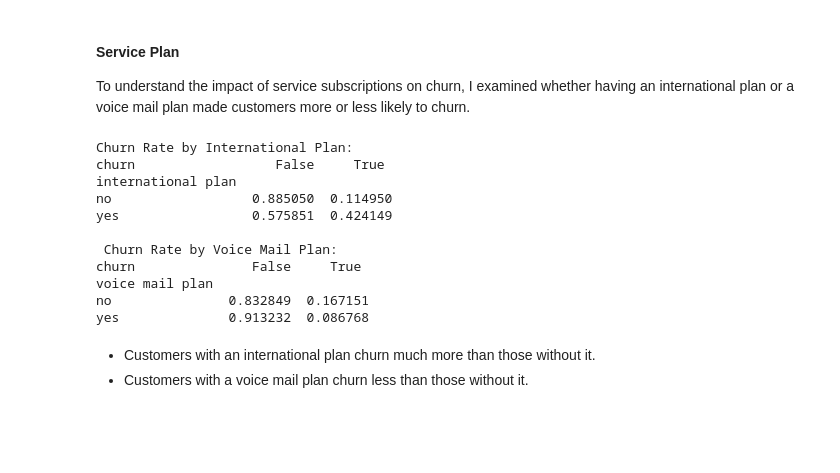
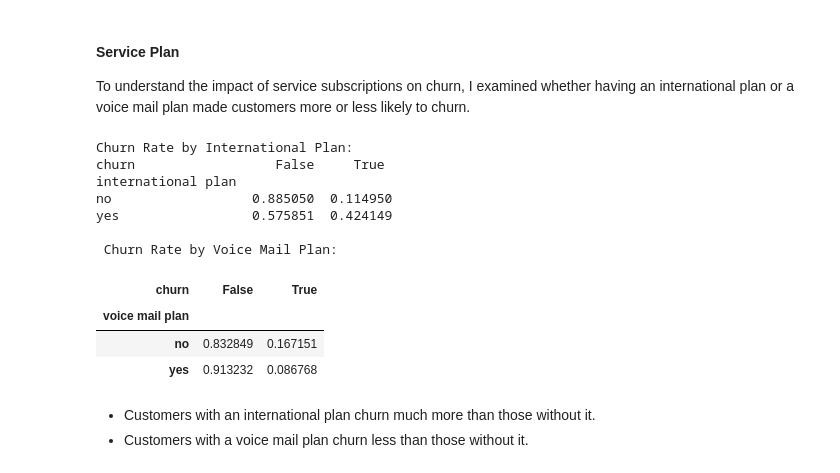
Before and after one commit to Hafsa-mohamed-Ad3n/Syria_tel-Churn-Analysis, a Jupyter notebook: Churn.ipynb, the cells around one changed output. Cells and saved outputs as stored; diff of their text form; code cells hidden in the pictures; blank space fills up the shorter version.

```diff
--- a/Churn.ipynb
+++ b/Churn.ipynb
@@ -656,25 +715,25 @@ To understand the impact of service subscriptions on churn, I examined whether h
 # %%
 # Crosstab for International Plan
 intl_plan_churn = pd.crosstab(df['international plan'], df['churn'], normalize='index')
 print("Churn Rate by International Plan:")
 print(intl_plan_churn)
 
 # Crosstab for Voice Mail Plan
 vmail_plan_churn = pd.crosstab(df['voice mail plan'], df['churn'], normalize='index')
 print("\n Churn Rate by Voice Mail Plan:")
-print(vmail_plan_churn)
+vmail_plan_churn
 # %% [output]
 Churn Rate by International Plan:
 churn                  False     True
 international plan
 no                  0.885050  0.114950
 yes                 0.575851  0.424149
 
  Churn Rate by Voice Mail Plan:
-churn               False     True
-voice mail plan
-no               0.832849  0.167151
-yes              0.913232  0.086768
+| churn | False | True |
+| voice mail plan |  |  |
+| no | 0.832849 | 0.167151 |
+| yes | 0.913232 | 0.086768 |
 # %% [markdown]
 - Customers with an international plan churn much more than those without it.
 - Customers with a voice mail plan churn less than those without it.
```
Also changed, not shown: parts of 25 cells of this notebook, 10 other files.
